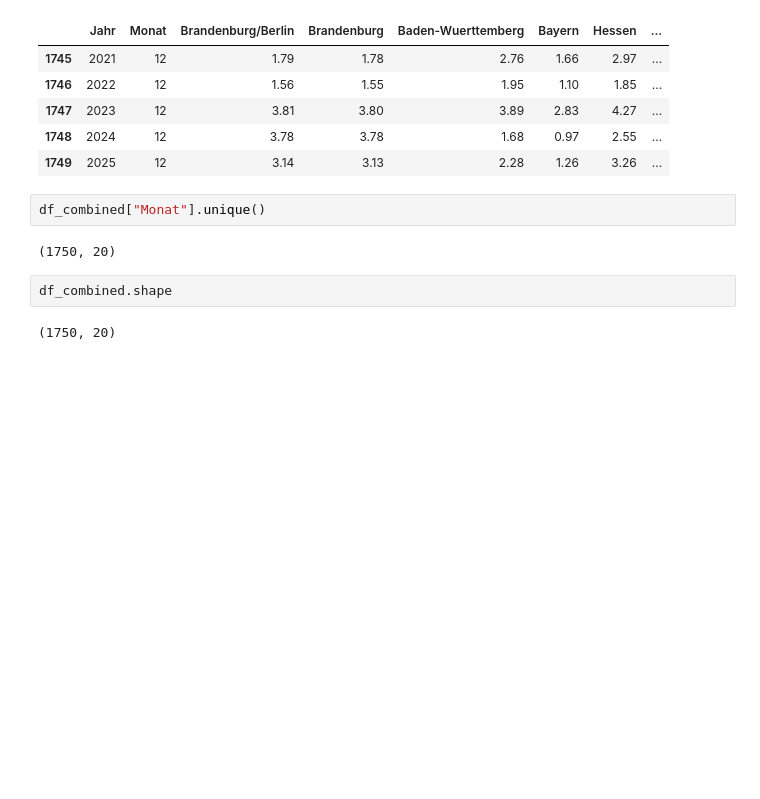
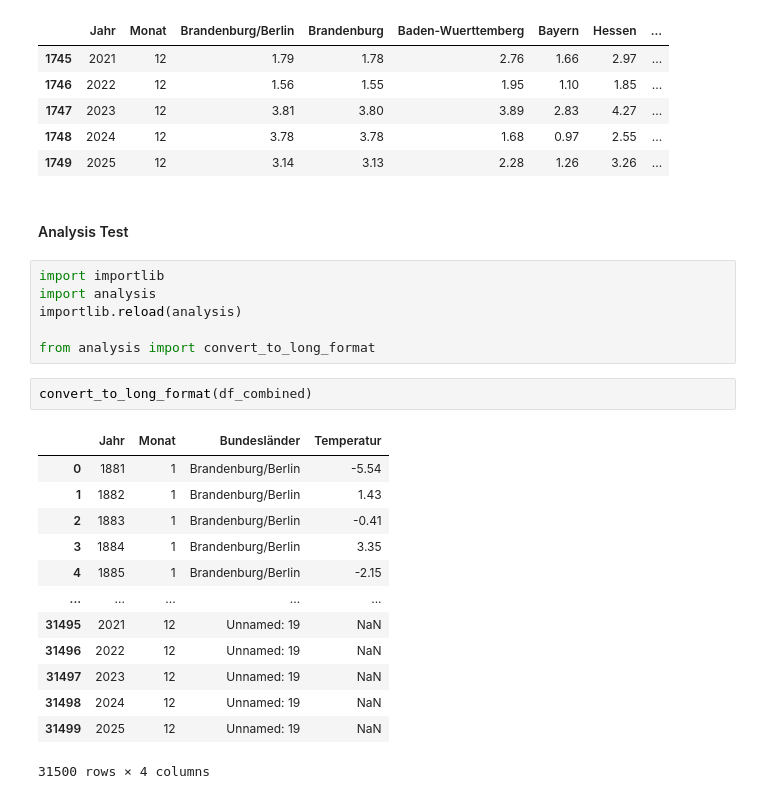
Before and after one commit to Eseosa10/weather_analysis, a Jupyter notebook: notebooks/see_data.ipynb, the cells around one changed output. Drawn from its saved outputs; the diff is of its cells as text; blank space fills up the shorter version.

```diff
--- a/notebooks/see_data.ipynb
+++ b/notebooks/see_data.ipynb
@@ -257,11 +264,27 @@ df_combined.tail()
 | 1747 | 2023 | 12 | 3.81 | 3.80 | 3.89 | 2.83 | 4.27 | ... |
 | 1748 | 2024 | 12 | 3.78 | 3.78 | 1.68 | 0.97 | 2.55 | ... |
 | 1749 | 2025 | 12 | 3.14 | 3.13 | 2.28 | 1.26 | 3.26 | ... |
-# %%
-df_combined["Monat"].unique()
-# %% [output]
-(1750, 20)
-# %%
-df_combined.shape
-# %% [output]
-(1750, 20)
+# %% [markdown]
+#### Analysis Test
+# %%
+import importlib
+import analysis
+importlib.reload(analysis)
+
+from analysis import convert_to_long_format
+# %%
+convert_to_long_format(df_combined)
+# %% [output]
+|  | Jahr | Monat | Bundesländer | Temperatur |
+| 0 | 1881 | 1 | Brandenburg/Berlin | -5.54 |
+| 1 | 1882 | 1 | Brandenburg/Berlin | 1.43 |
+| 2 | 1883 | 1 | Brandenburg/Berlin | -0.41 |
+| 3 | 1884 | 1 | Brandenburg/Berlin | 3.35 |
+| 4 | 1885 | 1 | Brandenburg/Berlin | -2.15 |
+| ... | ... | ... | ... | ... |
+| 31495 | 2021 | 12 | Unnamed: 19 | NaN |
+| 31496 | 2022 | 12 | Unnamed: 19 | NaN |
+| 31497 | 2023 | 12 | Unnamed: 19 | NaN |
+| 31498 | 2024 | 12 | Unnamed: 19 | NaN |
+| 31499 | 2025 | 12 | Unnamed: 19 | NaN |
+31500 rows × 4 columns
```
Also changed, not shown: parts of 2 cells of this notebook, 4 other files.
